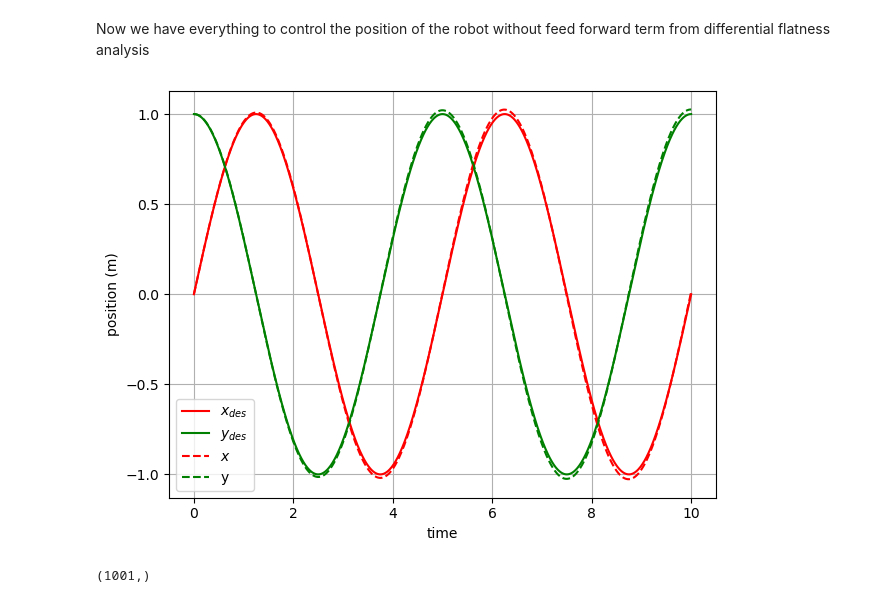
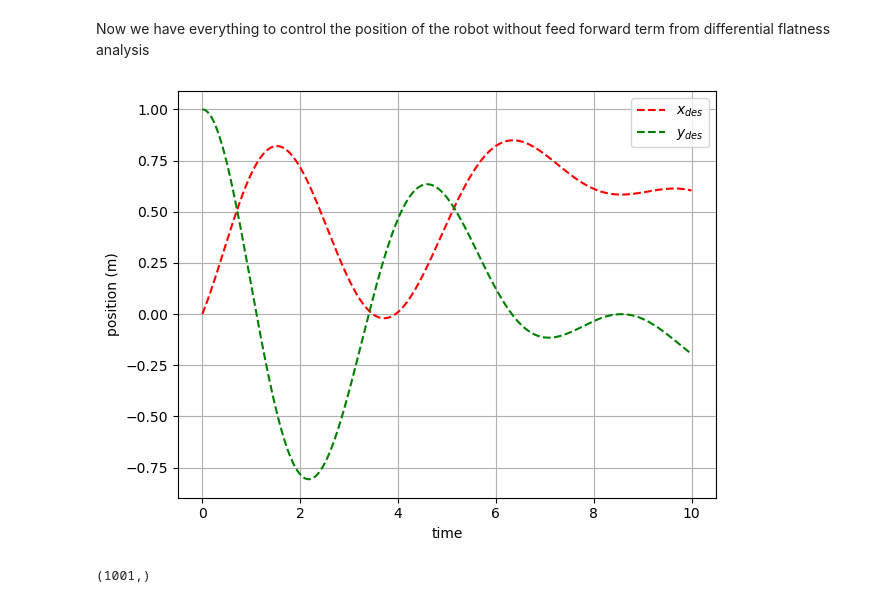
Before and after one commit to Rooholla-KhorramBakht/DiffFlat2DQuad, a Jupyter notebook: controller.ipynb, the cells around one changed output. Cells and saved outputs as stored; diff of their text form; code cells hidden in the pictures.

```diff
--- a/controller.ipynb
+++ b/controller.ipynb
@@ -254,7 +253,7 @@ robot.v[1]=states[3,0]
 robot.theta = states[4,0]
 robot.omega = states[5,0]
 robot.gravity = np.array([0, 9.8])
-body_rate_controller = PIController(1, Kp = 20, Ki = 0.5)
+body_rate_controller = PIController(1, Kp = 10, Ki = 0.5)
 body_rate_controller.reset()
 # Feed the computed thrust and torques to the drone in open loop and record the robot's states
 state = []
@@ -272,31 +271,28 @@ for i in range(len(time_num)):
 
     accel_des = computeDesiredAcceleration(x_meas, x_des, v_meas, v_des, Kp = 2, Kv = 0.5) + np.array([d2x_dt2[i], d2y_dt2[i]]).reshape(2,1)
     omega_des = attitudeController(accel_des, theta, Kp = 20)
-    # assert False
     T_controller = body_rate_controller.update(robot.omega, -omega_des+states[5,i])# states[4,i])
-    # torque_history.append(torque)
     F_controller = thrustController(accel_des, robot.theta)*robot.mass
-    # robot.step(T = torque.squeeze(), F = thrust.squeeze())
-    # robot.step(T = torque.squeeze(), F = thrust.squeeze())
     robot.step(T = T_controller.squeeze(), F = F_controller.squeeze())
     if rendering:
         time.sleep(0.01)
 state = np.array(state).T
 torque_history = np.array(torque_history).T
 # %%
-plt.plot(time_num, x.T, 'r')
-plt.plot(time_num, y.T, 'g')
+# plt.plot(time_num, x.T, 'r')
+# plt.plot(time_num, y.T, 'g')
 
 plt.plot(time_num, state[[0],:].T, 'r--')
 plt.plot(time_num, state[[2],:].T, 'g--')
 plt.legend(['$x_{des}$', '$y_{des}$', '$x$', 'y'])
 plt.xlabel('time')
 plt.ylabel('position (m)')
 plt.grid(True)
 plt.tight_layout()
 plt.savefig('results/pd_with_ff_performance.pdf')
+plt.savefig('results/pd_with_ff_performance.png')
 # %% [output]
-[figure, old version]
+[figure, new version]
 # %%
 torque_history.squeeze().shape
 # %% [output]
```
Also changed, not shown: parts of 5 cells of this notebook, 9 other files.
